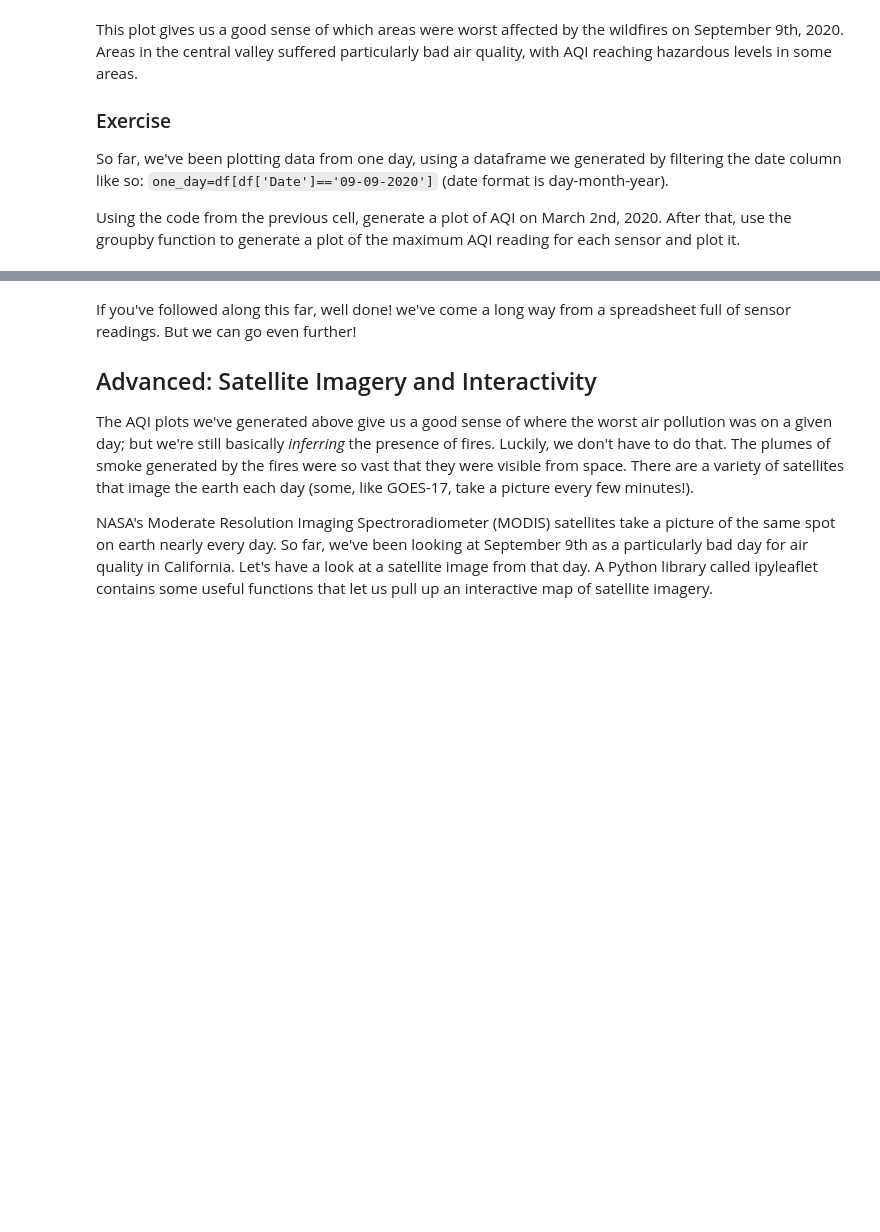
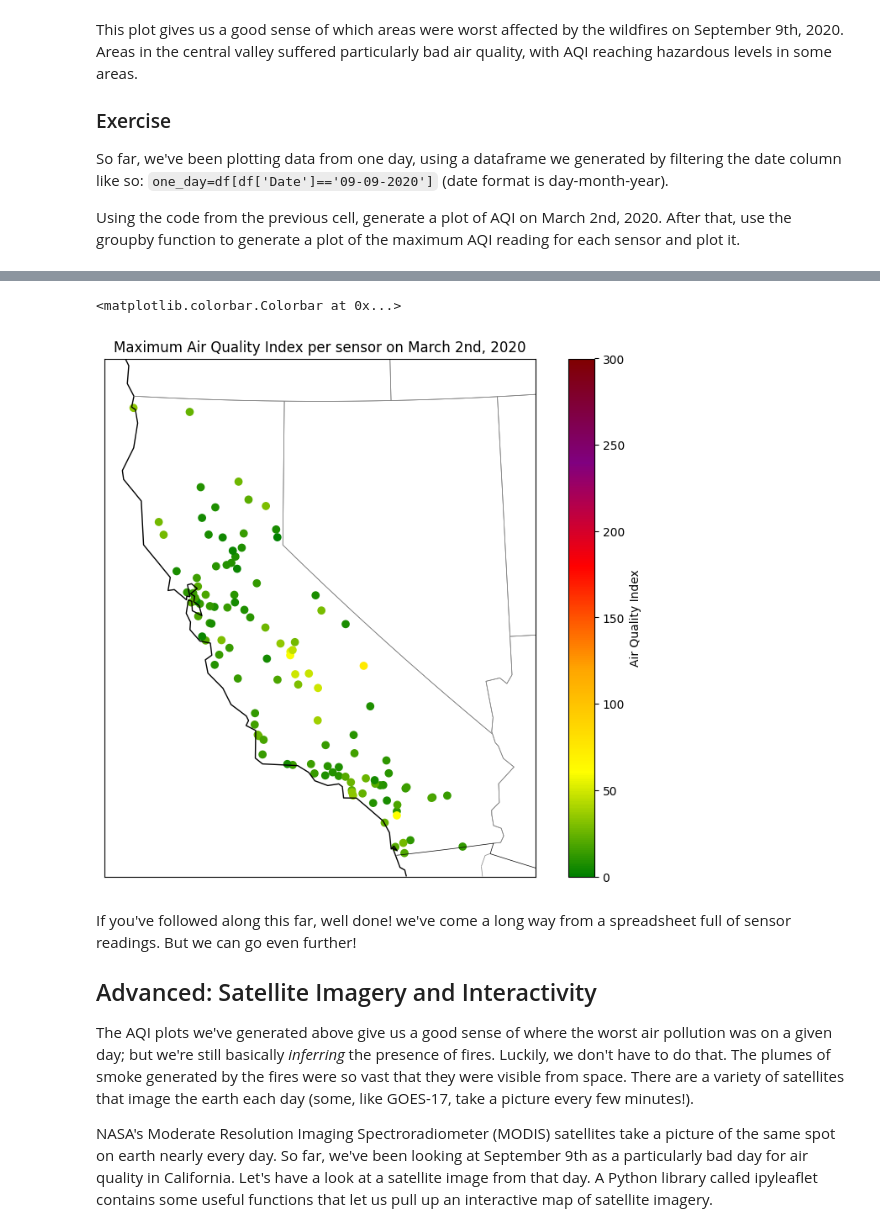
Before and after one commit to Maiasamberger/QM2, a Jupyter notebook: notebooks/W03. Spatial Data.ipynb, the cells around one changed output, grey strips where cells are left out. Drawn from its saved outputs; the diff is of its cells as text; code cells hidden in the pictures; blank space fills up the shorter version.

```diff
--- a/notebooks/W03. Spatial Data.ipynb
+++ b/notebooks/W03. Spatial Data.ipynb
@@ -375,3 +469,37 @@ Using the code from the previous cell, generate a plot of AQI on March 2nd, 2020
+# %%
+# create a variable with the date of interest, March 2nd 2020.
+another_date='03-02-2020'
+
+# filter the original dataframe using this date
+another_day=df[df['Date']==another_date]
+
+# Group by Site ID to find the maximum AQI for each sensor on this day
+max_aqi_sensors = another_day.groupby(['Site ID', 'latitude', 'longitude'])['AQI'].max().reset_index()
+
+map = Basemap(projection='lcc', resolution='l',
+            lat_0=37.5, lon_0=-119,
+            width=1E6, height=1.2E6)
+
+map.drawcoastlines(color='black')
+map.drawcountries(color='black')
+map.drawstates(color='gray')
+
+# Plot the maximum AQI readings for each sensor
+map.scatter(
+      max_aqi_sensors['longitude'],
+      max_aqi_sensors['latitude'],
+      latlon=True,
+      c=max_aqi_sensors['AQI'], # We're adding that
+      cmap=aqi_colors,
+      vmin=0,
+      vmax=300)
+
+
+plt.title('Maximum Air Quality Index per sensor on March 2nd, 2020')
+plt.colorbar(label='Air Quality Index')
+# %% [output]
+<matplotlib.colorbar.Colorbar at 0x...>
+[figure, added]
 # %% [markdown]
 If you've followed along this far, well done! we've come a long way from a spreadsheet full of sensor readings. But we can go even further!
 
```
Also changed, not shown: parts of 12 cells of this notebook.
